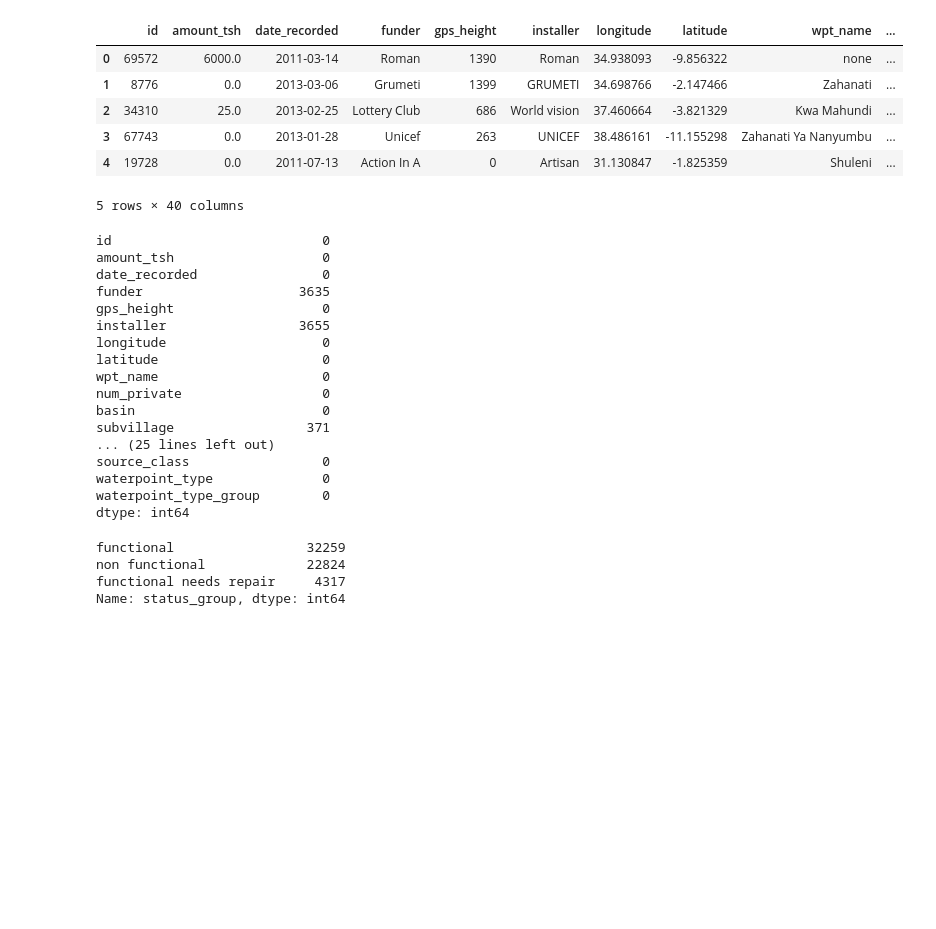
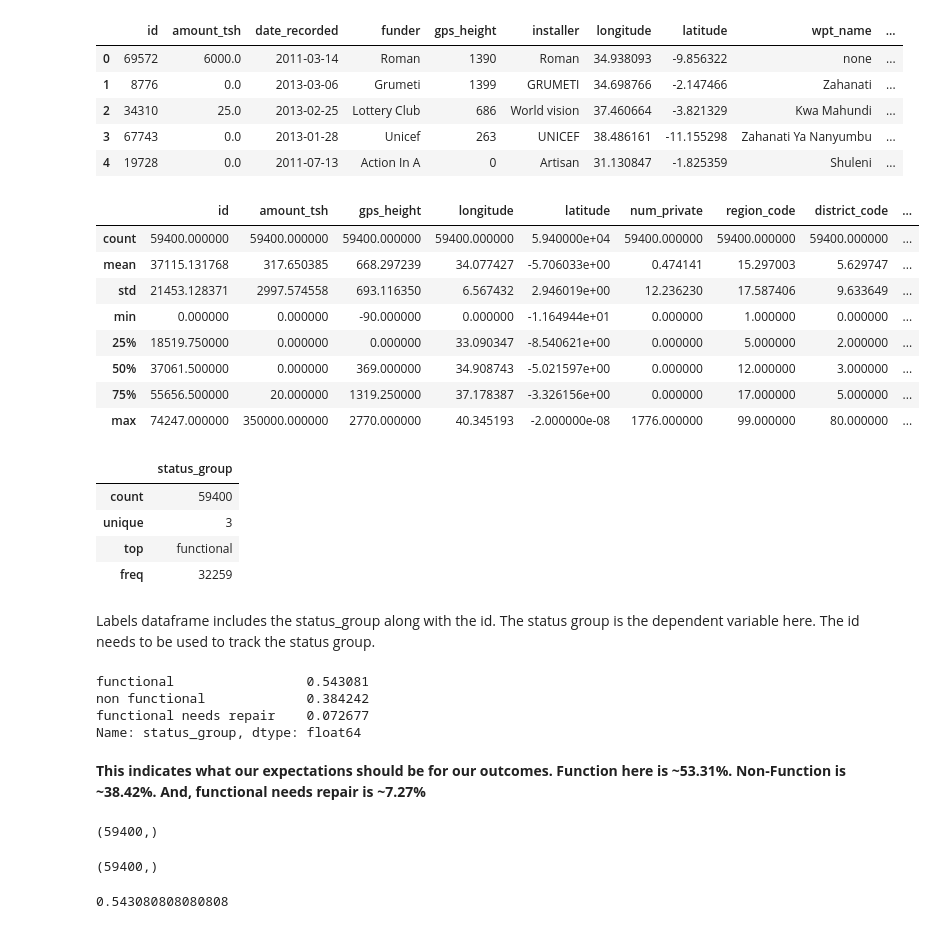
Before and after one commit to DanielleRomanoff/DS-Unit-2-Project-Week, a Jupyter notebook: DS-Unit-2-Project-Week.ipynb, the cells around one changed output. Cells and saved outputs as stored; diff of their text form; code cells hidden in the pictures; blank space fills up the shorter version.

```diff
--- a/DS-Unit-2-Project-Week.ipynb
+++ b/DS-Unit-2-Project-Week.ipynb
@@ -16,6 +25,11 @@ from sklearn.model_selection import train_test_split
 from sklearn.linear_model import LogisticRegression
 from sklearn.metrics import mean_squared_error, r2_score
 from mpl_toolkits.mplot3d import Axes3D
+# %%
+# Trying to see all the columns of the dataframe
+pd.set_option('display.max_rows', 500)
+pd.set_option('display.max_columns', 500)
+pd.set_option('display.width', 1000)
 # %%
 # Read the csv's
 train_features = pd.read_csv('train_features.csv')
@@ -29,32 +43,50 @@ train_features.head()
 | 2 | 34310 | 25.0 | 2013-02-25 | Lottery Club | 686 | World vision | 37.460664 | -3.821329 | Kwa Mahundi | ... |
 | 3 | 67743 | 0.0 | 2013-01-28 | Unicef | 263 | UNICEF | 38.486161 | -11.155298 | Zahanati Ya Nanyumbu | ... |
 | 4 | 19728 | 0.0 | 2011-07-13 | Action In A | 0 | Artisan | 31.130847 | -1.825359 | Shuleni | ... |
-5 rows × 40 columns
-# %%
-train_features.isnull().sum()
-# %% [output]
-id                           0
-amount_tsh                   0
-date_recorded                0
-funder                    3635
-gps_height                   0
-installer                 3655
-longitude                    0
-latitude                     0
-wpt_name                     0
-num_private                  0
-basin                        0
-subvillage                 371
-... (25 lines left out)
-source_class                 0
-waterpoint_type              0
-waterpoint_type_group        0
-dtype: int64
+# %%
+# Get some idea of the numbers I am working with
+train_features.describe()
+# %% [output]
+|  | id | amount_tsh | gps_height | longitude | latitude | num_private | region_code | district_code | ... |
+| count | 59400.000000 | 59400.000000 | 59400.000000 | 59400.000000 | 5.940000e+04 | 59400.000000 | 59400.000000 | 59400.000000 | ... |
+| mean | 37115.131768 | 317.650385 | 668.297239 | 34.077427 | -5.706033e+00 | 0.474141 | 15.297003 | 5.629747 | ... |
+| std | 21453.128371 | 2997.574558 | 693.116350 | 6.567432 | 2.946019e+00 | 12.236230 | 17.587406 | 9.633649 | ... |
+| min | 0.000000 | 0.000000 | -90.000000 | 0.000000 | -1.164944e+01 | 0.000000 | 1.000000 | 0.000000 | ... |
+| 25% | 18519.750000 | 0.000000 | 0.000000 | 33.090347 | -8.540621e+00 | 0.000000 | 5.000000 | 2.000000 | ... |
+| 50% | 37061.500000 | 0.000000 | 369.000000 | 34.908743 | -5.021597e+00 | 0.000000 | 12.000000 | 3.000000 | ... |
+| 75% | 55656.500000 | 20.000000 | 1319.250000 | 37.178387 | -3.326156e+00 | 0.000000 | 17.000000 | 5.000000 | ... |
+| max | 74247.000000 | 350000.000000 | 2770.000000 | 40.345193 | -2.000000e-08 | 1776.000000 | 99.000000 | 80.000000 | ... |
+# %%
+# See what's going in the labels dataframe
+train_labels.describe(include='object')
+# %% [output]
+|  | status_group |
+| count | 59400 |
+| unique | 3 |
+| top | functional |
+| freq | 32259 |
+# %% [markdown]
+Labels dataframe includes the status_group along with the id. The status group is the dependent variable here. The id needs to be used to track the status group.
 # %%
 # Checking for values
-train_labels.status_group.value_counts()
+train_labels.status_group.value_counts(normalize=True)
 # %% [output]
-functional                 32259
-non functional             22824
-functional needs repair     4317
-Name: status_group, dtype: int64
+functional                 0.543081
+non functional             0.384242
+functional needs repair    0.072677
+Name: status_group, dtype: float64
+# %% [markdown]
+**This indicates what our expectations should be for our outcomes. Function here is ~53.31%. Non-Function is ~38.42%. And, functional needs repair is ~7.27%**
+# %%
+# Baseline Prediction
+majority_class = train_labels['status_group'].mode()[0]
+y_pred = np.full(shape=train_labels['status_group'].shape, fill_value=majority_class)
+print(train_labels.status_group.shape)
+y_pred.shape
+# %% [output]
+(59400,)
+(59400,)
+# %%
+accuracy_score(train_labels['status_group'], y_pred)
+# %% [output]
+0.543080808080808
```
Also changed, not shown: parts of 40 cells of this notebook.
